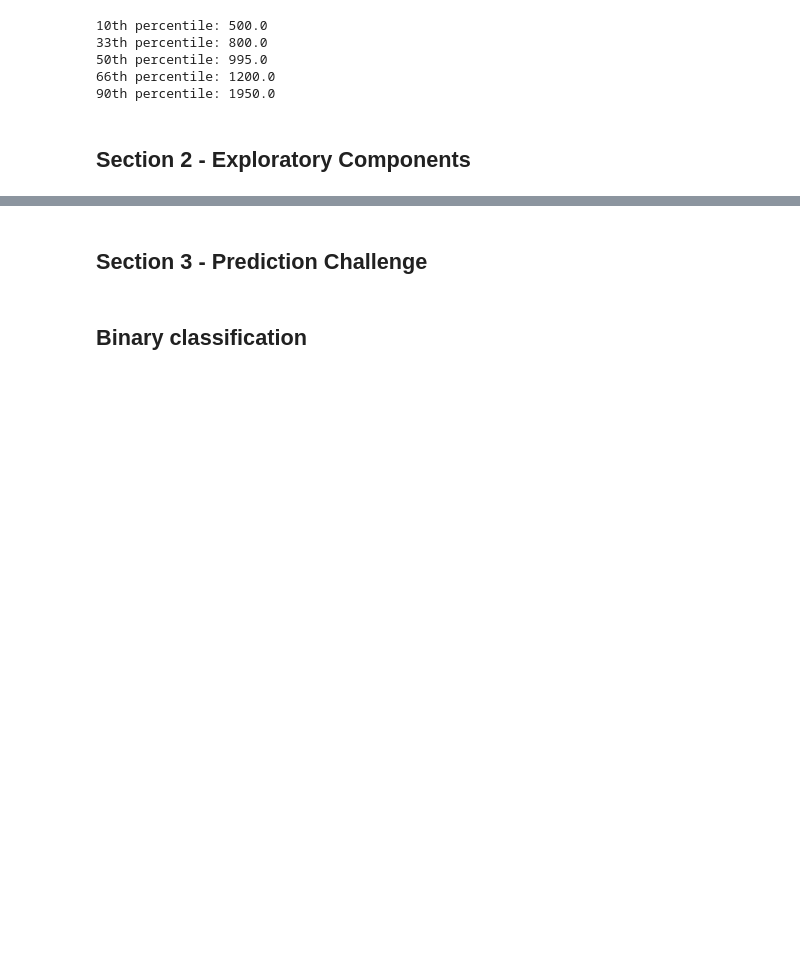
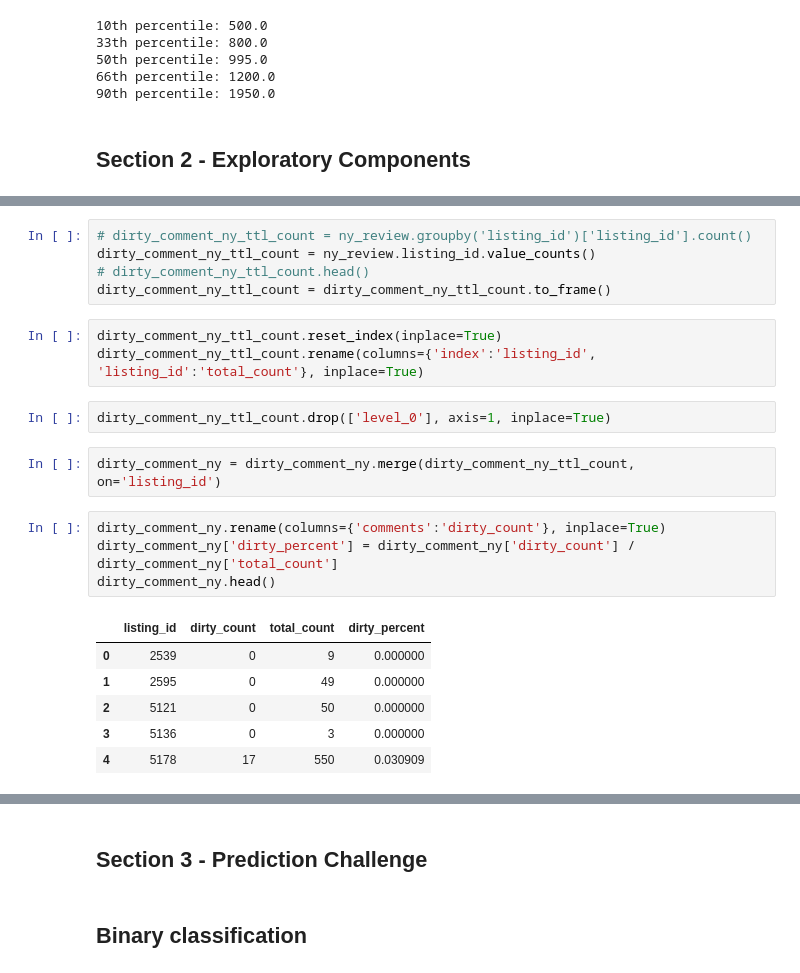
Before and after one commit to WizenPainter/airbnb_analysis_42577, a Jupyter notebook: Jaime.ipynb, the cells around one changed output, grey strips where cells are left out. Cells and saved outputs as stored; diff of their text form; blank space fills up the shorter version.

```diff
--- a/Jaime.ipynb
+++ b/Jaime.ipynb
@@ -199,0 +298,23 @@ Possible questions:
+# %%
+# dirty_comment_ny_ttl_count = ny_review.groupby('listing_id')['listing_id'].count()
+dirty_comment_ny_ttl_count = ny_review.listing_id.value_counts()
+# dirty_comment_ny_ttl_count.head()
+dirty_comment_ny_ttl_count = dirty_comment_ny_ttl_count.to_frame()
+# %%
+dirty_comment_ny_ttl_count.reset_index(inplace=True)
+dirty_comment_ny_ttl_count.rename(columns={'index':'listing_id', 'listing_id':'total_count'}, inplace=True)
+# %%
+dirty_comment_ny_ttl_count.drop(['level_0'], axis=1, inplace=True)
+# %%
+dirty_comment_ny = dirty_comment_ny.merge(dirty_comment_ny_ttl_count, on='listing_id')
+# %%
+dirty_comment_ny.rename(columns={'comments':'dirty_count'}, inplace=True)
+dirty_comment_ny['dirty_percent'] = dirty_comment_ny['dirty_count'] / dirty_comment_ny['total_count']
+dirty_comment_ny.head()
+# %% [output]
+|  | listing_id | dirty_count | total_count | dirty_percent |
+| 0 | 2539 | 0 | 9 | 0.000000 |
+| 1 | 2595 | 0 | 49 | 0.000000 |
+| 2 | 5121 | 0 | 50 | 0.000000 |
+| 3 | 5136 | 0 | 3 | 0.000000 |
+| 4 | 5178 | 17 | 550 | 0.030909 |
```
Also changed, not shown: parts of 27 cells of this notebook.
